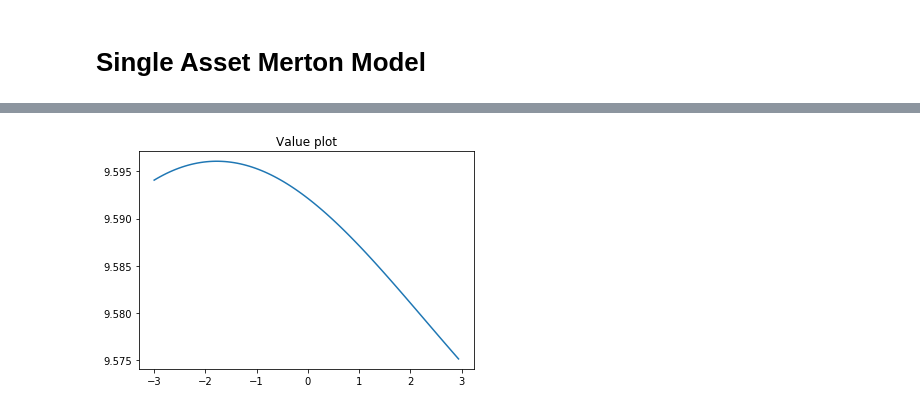
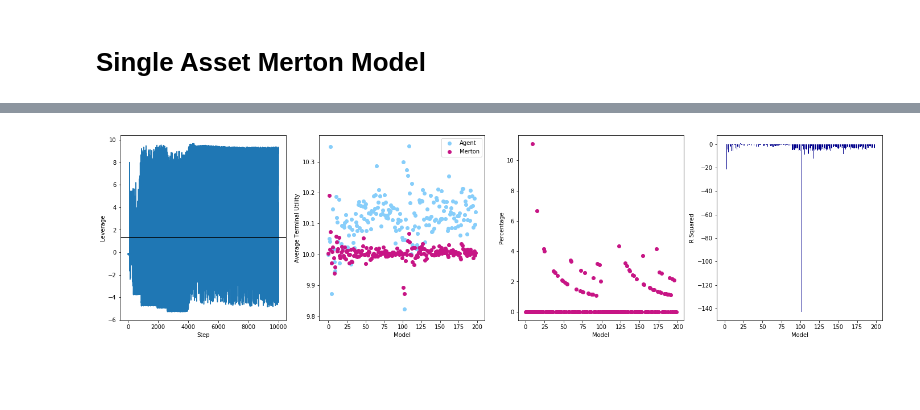
Before and after one commit to ansgarw/rl-portfolio, a Jupyter notebook: A2C Agent/AC Simulated II.ipynb, the cells around one changed output, grey strips where cells are left out. Cells and saved outputs as stored; diff of their text form; code cells hidden in the pictures; blank space fills up the shorter version.

```diff
--- a/A2C Agent/AC Simulated II.ipynb
+++ b/A2C Agent/AC Simulated II.ipynb
@@ -45,4 +46,37 @@ myWrapper.Train(N_Episodes, Plot = ['Mu', 'R_Squared', 'Merton_Benchmark', 'Perc
 # %%
-myWrapper.Diagnos_Charts(show='Critic', factor=3)
+myWrapper.Diagnos_Charts(show='Critic', factor=4)
-# %% [output]
-[figure, removed]
+# %%
+# Model Parameters.
+Gamma  = 1
+N_Episodes  = 2000000
+
+Actor_Hypers   = {"Learning Rate" : 0.01,
+                  "Epoch"         : 1,
+                  'AC_Batches'    : 20,
+                  "Network Size"  : [4,4],
+                  "Activation"    : "Sigmoid",
+                  "Alpha"         : 0.0}
+
+Critic_Hypers = {"Learning Rate" : 0.01,
+                 "Epoch"         : 1,
+                 "Network Size"  : [4, 4],
+                 "Alpha"         : 0.0}
+
+# Critic_Hypers = {'power' : 3}
+# Function to facilitate mulitprocessing.
+Merton_Env = gym.make('Simulated-v0')
+Merton_Env.Set_Params(Mu = 0.01, Sigma = 0.11, Row = 1, Rf = 0.0052,
+                      Max_Leverage  = 750,
+                      Min_Leverage  = -750,
+                      Time_Horizon  = 1/10,
+                      Time_Step     = 1/10,
+                      Risk_Aversion = 0.9,
+                      State_Corrolations = [1, 1])
+
+myAC = Actor_Critic(Merton_Env, Actor_Hypers, Critic_Hypers, Gamma = Gamma, Sigma_Range = [1, 0.01],
+                    Sigma_Anneal = 0.5, Retrain_Frequency = 100, Backprop= 'log')
+
+myWrapper = Wrapper.Factors_Wrapper(myAC)
+myWrapper.Train(N_Episodes, Plot = ['Mu', 'R_Squared', 'Merton_Benchmark', 'Percent_Merton_Action'])
+# %% [output]
+[figure, added]
```
Also changed, not shown: parts of 11 cells of this notebook, 2 other files.
